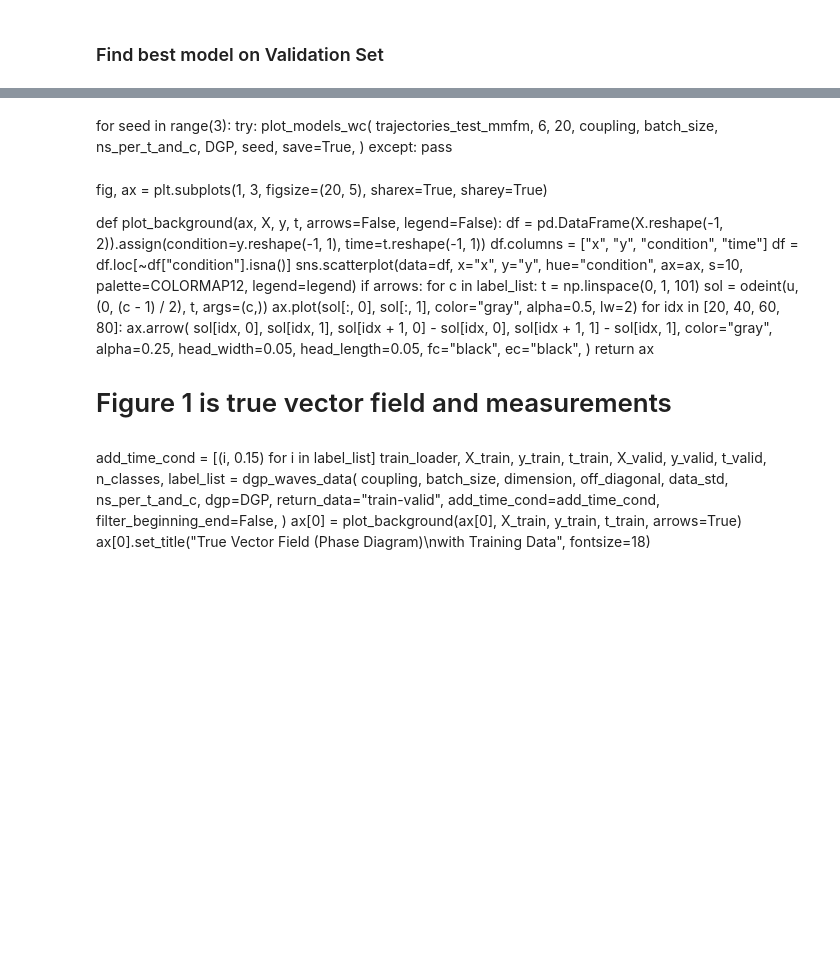
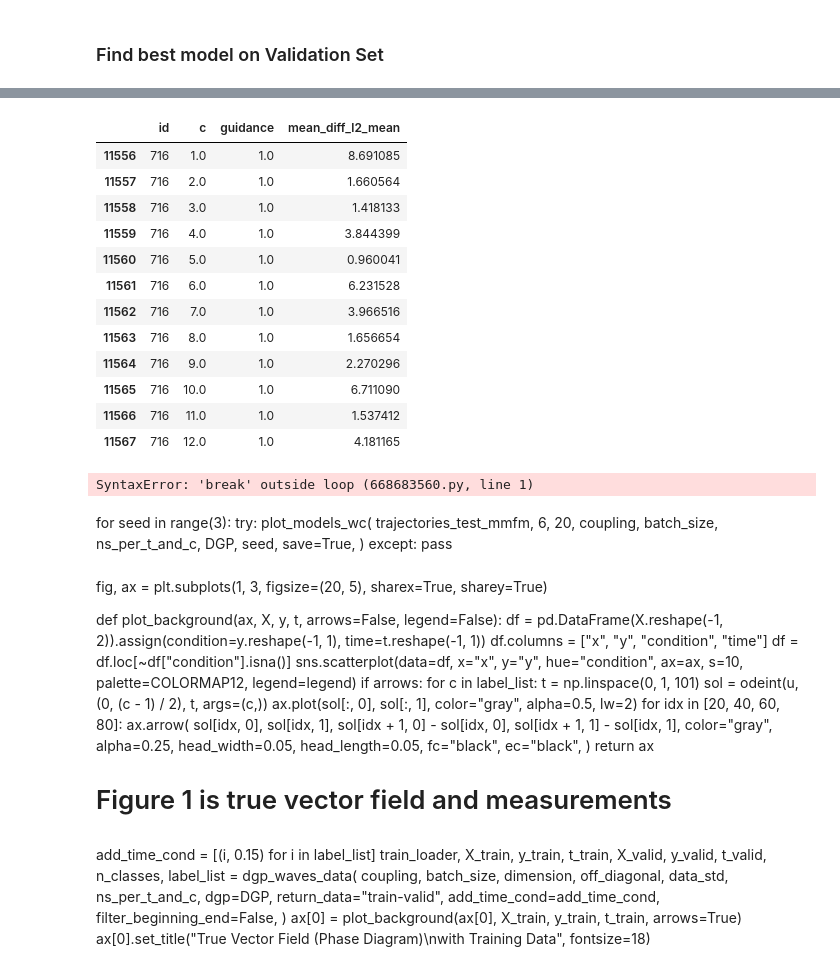
Before and after one commit to pqhhust/MMFM, a Jupyter notebook: experiments/weather/evaluate_weather.ipynb, the cells around one changed output, grey strips where cells are left out. Cells and saved outputs as stored; diff of their text form; code cells hidden in the pictures; blank space fills up the shorter version.

```diff
--- a/experiments/weather/evaluate_weather.ipynb
+++ b/experiments/weather/evaluate_weather.ipynb
@@ -465,0 +545,28 @@ X_test, y_test, t_test, n_classes, timepoints, all_classes = dgp_beijing_data(
+# %%
+# Enumerate all filenames
+map_filename_to_id = {filename: idx for idx, filename in enumerate(df_agg["filename_first"].unique())}
+df_agg["id"] = df_agg["filename_first"].map(map_filename_to_id)
+
+# Average out everything except for id, c, guidance
+df_agg2 = df_agg.groupby(["id", "c", "guidance"])[f"{select_by}_{selector}"].mean().reset_index()
+
+# For each combination of c and id, find the guidance value where the mean_diff_l2_mean is lowest
+guidances = df_agg2.loc[df_agg2.groupby(["id", "c"])[f"{select_by}_{selector}"].idxmin()]
+
+# Compute best score across conditions for each model
+guidances_scores = (
+    guidances.groupby(["id"])[f"{select_by}_{selector}"]
+    .mean()
+    .reset_index()
+    .sort_values(by=f"{select_by}_{selector}", ascending=True)
+)
+
+best_model_id = guidances_scores["id"].iloc[0]
+best_model = [x for x in df_agg["filename_first"].unique() if map_filename_to_id[x] == best_model_id][0]
+
+df_agg_c = df.loc[df["filename"] == best_model, :]
+
+model_battery = Dict()
+model_guidances = Dict()
+model_states = Dict()
+gudiance_best_model = guidances[guidances.id == best_model_id]
@@ -465,0 +589,20 @@ X_test, y_test, t_test, n_classes, timepoints, all_classes = dgp_beijing_data(
+# %%
+gudiance_best_model
+# %% [output]
+|  | id | c | guidance | mean_diff_l2_mean |
+| 11556 | 716 | 1.0 | 1.0 | 8.691085 |
+| 11557 | 716 | 2.0 | 1.0 | 1.660564 |
+| 11558 | 716 | 3.0 | 1.0 | 1.418133 |
+| 11559 | 716 | 4.0 | 1.0 | 3.844399 |
+| 11560 | 716 | 5.0 | 1.0 | 0.960041 |
+| 11561 | 716 | 6.0 | 1.0 | 6.231528 |
+| 11562 | 716 | 7.0 | 1.0 | 3.966516 |
+| 11563 | 716 | 8.0 | 1.0 | 1.656654 |
+| 11564 | 716 | 9.0 | 1.0 | 2.270296 |
+| 11565 | 716 | 10.0 | 1.0 | 6.711090 |
+| 11566 | 716 | 11.0 | 1.0 | 1.537412 |
+| 11567 | 716 | 12.0 | 1.0 | 4.181165 |
+# %%
+break
+# %% [output]
+SyntaxError: 'break' outside loop (668683560.py, line 1)
```
Also changed, not shown: parts of 12 cells of this notebook, 4 other files.
